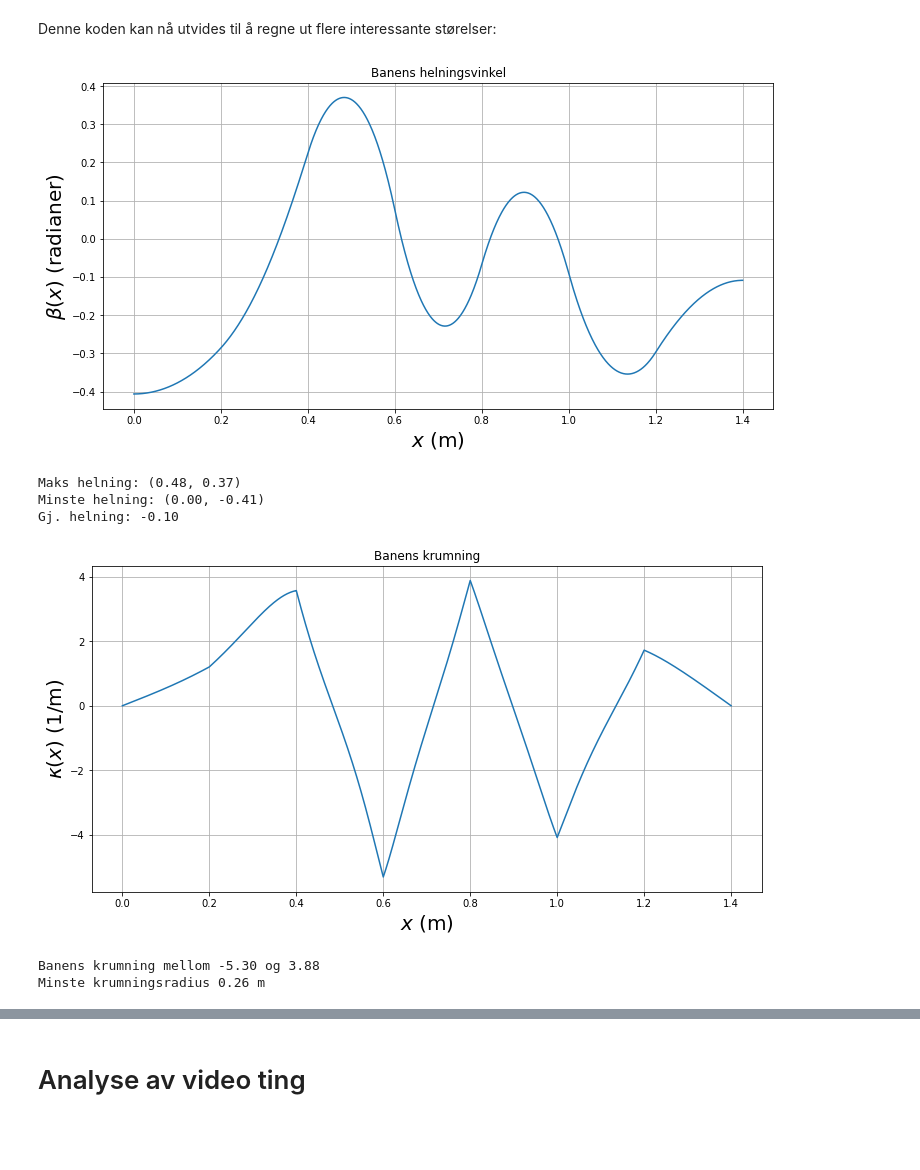
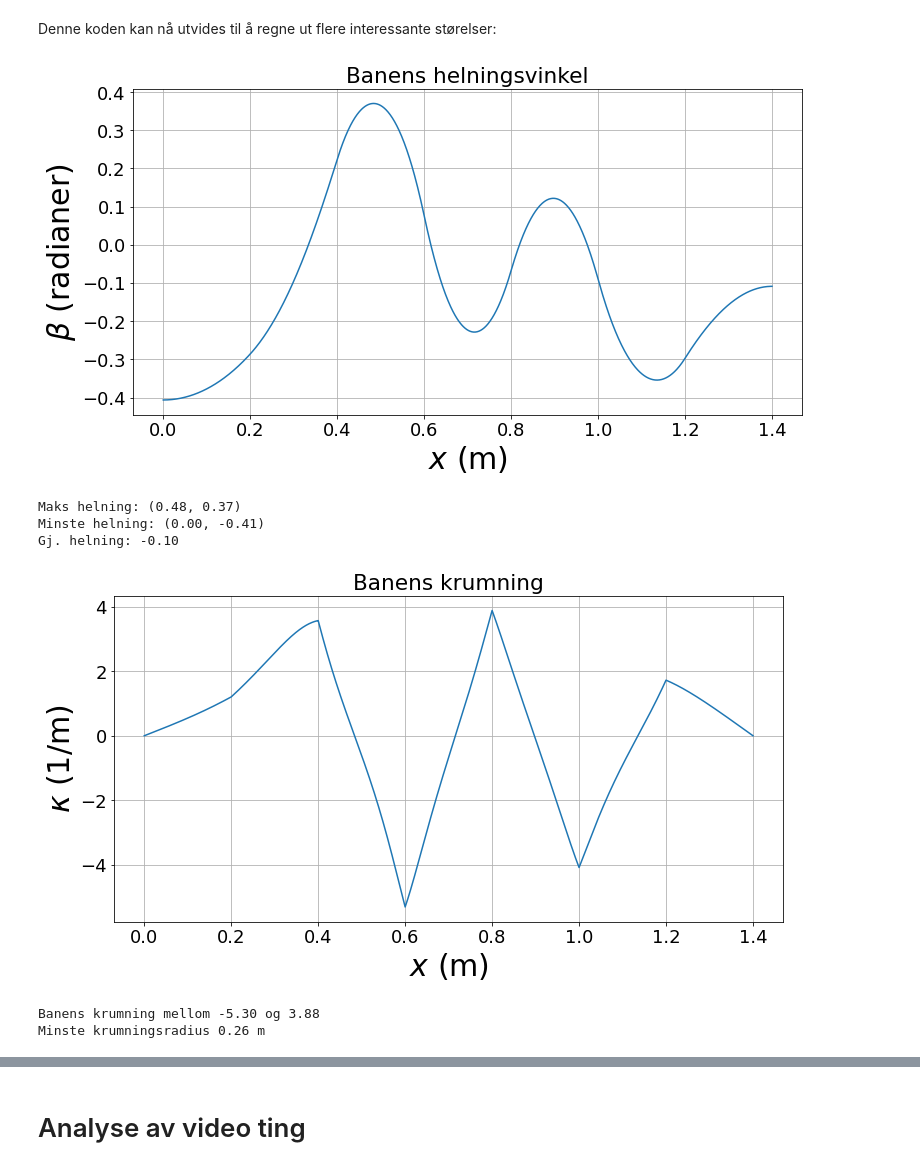
Before and after one commit to Oyveloper/fysikk-lab, a Jupyter notebook: cubicspline.ipynb, the cells around one changed output, grey strips where cells are left out. Saved outputs shown, nothing was run; the diff lists cells and outputs as text; code cells hidden in the pictures; blank space fills up the shorter version.

```diff
--- a/cubicspline.ipynb
+++ b/cubicspline.ipynb
@@ -35,6 +35,12 @@ Start, slutt og steglengde i x-rettning
 xmin = 0.000
 xmax = 1.401
 dx = 0.001
+# %%
+fontsize=30
+font = {'family' : 'normal',
+        'size'   : 18}
+
+plt.rc('font', **font)
 # %% [markdown]
 Skriv inn y-verdiene til banens 8 festepunkter i tabellen yfast, basert på avlesing i tracker. Et vilkårlig eksempel:
 # %%
@@ -93,8 +99,8 @@ beta_fig = plt.figure('β(x)',figsize=(12,6))
 b = beta(x)
 plt.plot(x,b)
 plt.title('Banens helningsvinkel')
-plt.xlabel('$x$ (m)',fontsize=20)
-plt.ylabel('$β(x)$ (radianer)',fontsize=20)
+plt.xlabel('$x$ (m)',fontsize=fontsize)
+plt.ylabel('$β$ (radianer)',fontsize=fontsize)
 plt.grid()
 plt.savefig("figures/vinkel.jpg")
 plt.show()
@@ -104,7 +110,7 @@ print(f"Maks helning: ({x[np.argmax(b)]:.2f}, {max(b):.2f})")
 print(f"Minste helning: ({x[np.argmin(b)]:.2f}, {min(b):.2f})")
 print(f"Gj. helning: {np.mean(b):.2f}")
 # %% [output]
-[figure, old version]
+[figure, new version]
 Maks helning: (0.48, 0.37)
 Minste helning: (0.00, -0.41)
 Gj. helning: -0.10
@@ -114,18 +120,18 @@ def krumning(x):
 # %%
 k_fig = plt.figure('κ(x)',figsize=(12,6))
 k = krumning(x)
 plt.plot(x,k)
 plt.title('Banens krumning')
-plt.xlabel('$x$ (m)',fontsize=20)
-plt.ylabel('$κ(x)$ (1/m)',fontsize=20)
+plt.xlabel('$x$ (m)',fontsize=fontsize)
+plt.ylabel('$κ$ (1/m)',fontsize=fontsize)
 plt.grid()
 plt.savefig("figures/kappa.jpg")
 plt.show()
 
 print(f"Banens krumning mellom {min(k):.2f} og {max(k):.2f}")
 print(f"Minste krumningsradius {1 / max(k):.2f} m")
 # %% [output]
-[figure, old version]
+[figure, new version]
 Banens krumning mellom -5.30 og 3.88
 Minste krumningsradius 0.26 m
 # %%
```
Also changed, not shown: parts of 8 cells of this notebook, 14 other files.
